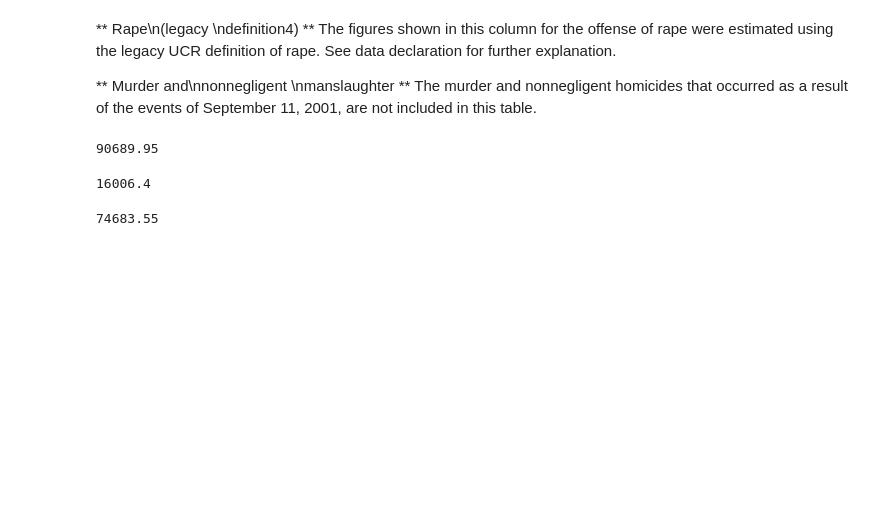
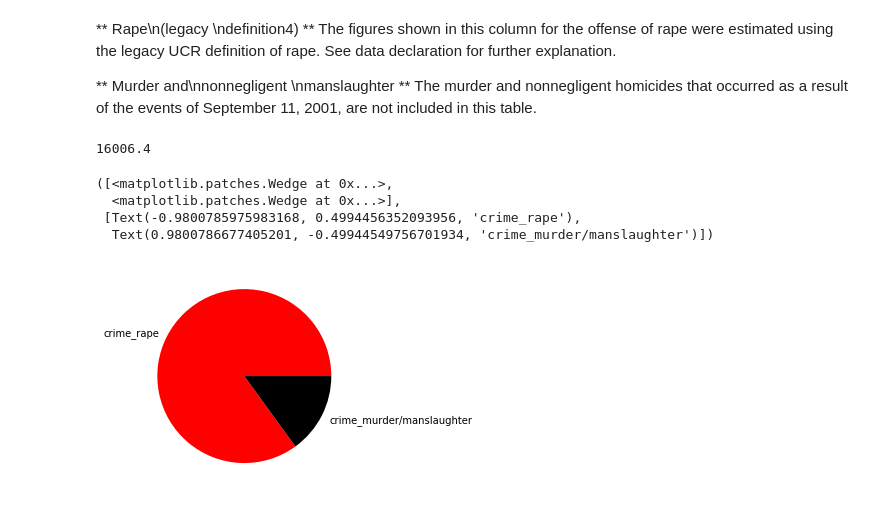
Before and after one commit to Basmatz/Spiced-bootcamp, a Jupyter notebook: Projects/USA_crime(1997–2016)- Visual Data Analysis.ipynb, the cells around one changed output. Cells and saved outputs as stored; diff of their text form; code cells hidden in the pictures; blank space fills up the shorter version.

Commit message:
update on USA_crime project

```diff
--- a/Projects/USA_crime(1997–2016)- Visual Data Analysis.ipynb
+++ b/Projects/USA_crime(1997–2016)- Visual Data Analysis.ipynb
@@ -113,15 +99,18 @@ plt.legend(['Murder and\nnonnegligent \nmanslaughter', 'Rape\n(legacy \ndefiniti
 # %%
 rape=df['Rape\n(legacy \ndefinition4)'].mean()
 rape
+death=df['Murder and\nnonnegligent \nmanslaughter'].mean()
+death
 # %% [output]
-90689.95
+16006.4
-# %%
-death=df['Murder and\nnonnegligent \nmanslaughter'].mean()
-death
-# %% [output]
-16006.4
-# %%
-diff= rape-death
-diff
-# %% [output]
-74683.55
+# %%
+crime= ['crime_rape', 'crime_murder/manslaughter']
+size= [90689.95, 16006.4]
+color= ['red', 'black']
+plt.pie(size, labels=crime, colors=color)
+# %% [output]
+([<matplotlib.patches.Wedge at 0x...>,
+  <matplotlib.patches.Wedge at 0x...>],
+ [Text(-0.9800785975983168, 0.4994456352093956, 'crime_rape'),
+  Text(0.9800786677405201, -0.49944549756701934, 'crime_murder/manslaughter')])
+[figure, added]
```
Also changed, not shown: parts of 7 cells of this notebook, 1 other file.
